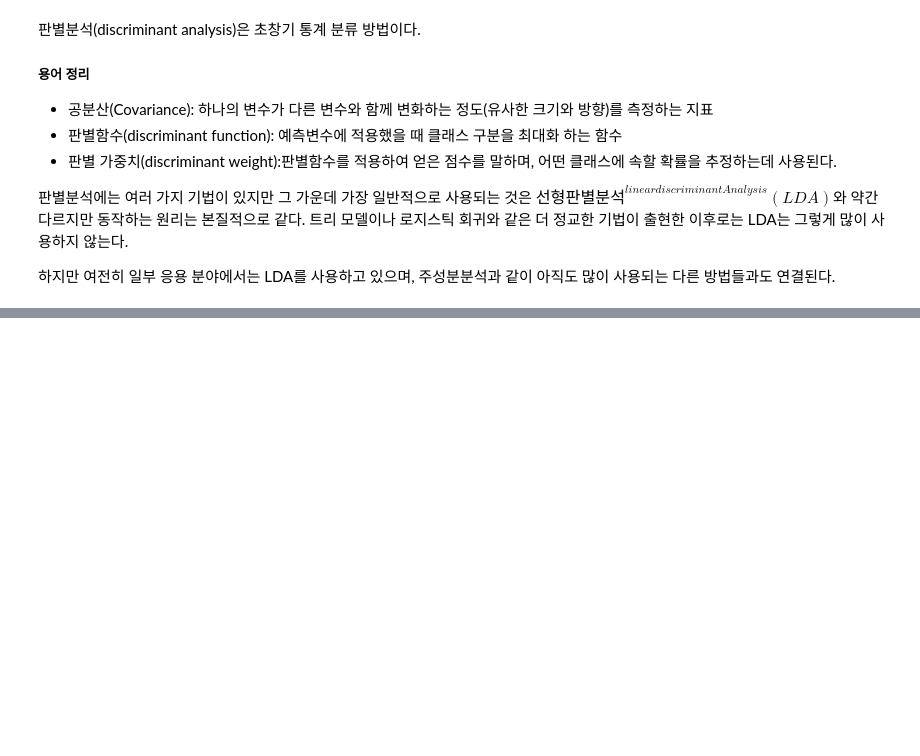
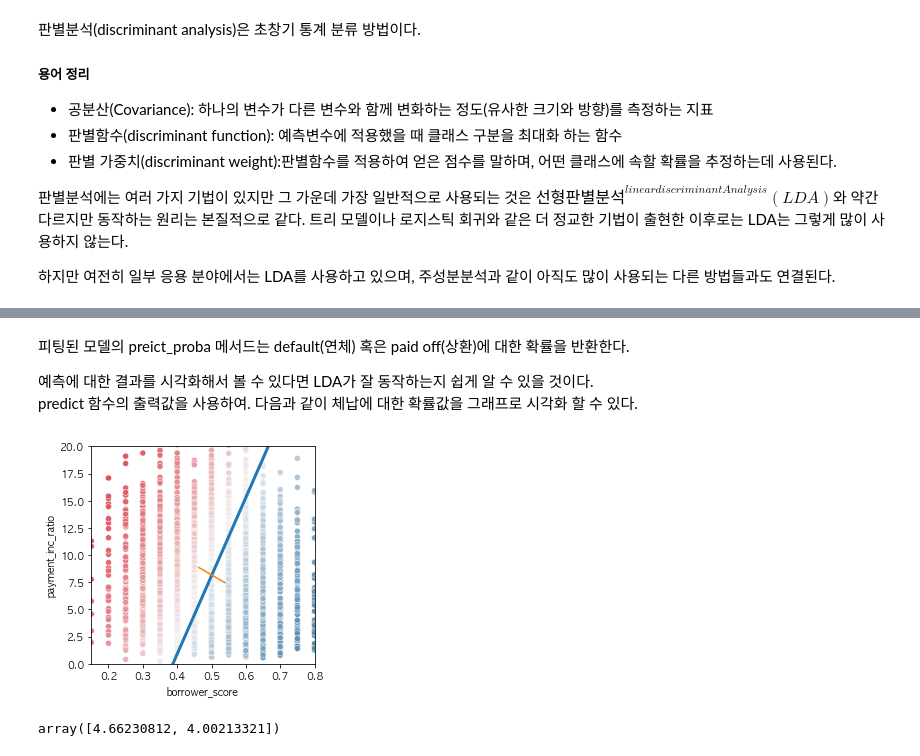
Before and after one commit to keemyo/Practical_Statistics, a Jupyter notebook: 05. 분류.ipynb, the cells around one changed output, grey strips where cells are left out. Cells and saved outputs as stored; diff of their text form; code cells hidden in the pictures; blank space fills up the shorter version.

```diff
--- a/05. 분류.ipynb
+++ b/05. 분류.ipynb
@@ -107,0 +134,16 @@ predicted probabilities     default  paid off
+# %%
+from sklearn.discriminant_analysis import LinearDiscriminantAnalysis
+file_path = '/Users/keemyohaan/Desktop/001.Python/004. Study/003.Practical_Statistics/data_in'
+loan3000 = pd.read_csv(file_path+'/loan3000.csv')
+
+loan3000.outcome = loan3000.outcome.astype('category')
+predictors = ['borrower_score', 'payment_inc_ratio']
+outcome = 'outcome'
+
+X = loan3000[predictors]
+y = loan3000[outcome]
+
+loan_lda = LinearDiscriminantAnalysis()
+loan_lda.fit(X,y)
+
+pd.DataFrame(loan_lda.scalings_, index=X.columns)
@@ -107,0 +160,3 @@ predicted probabilities     default  paid off
+# %%
+pred = pd.DataFrame(loan_lda.predict_proba(loan3000[predictors]), columns = loan_lda.classes_)
+pred.head()
@@ -107,0 +170,5 @@ predicted probabilities     default  paid off
+# %% [markdown]
+피팅된 모델의 preict_proba 메서드는 default(연체) 혹은 paid off(상환)에 대한 확률을 반환한다.
+
+예측에 대한 결과를 시각화해서 볼 수 있다면 LDA가 잘 동작하는지 쉽게 알 수 있을 것이다.\
+predict 함수의 출력값을 사용하여. 다음과 같이 체납에 대한 확률값을 그래프로 시각화 할 수 있다.
@@ -107,0 +178,31 @@ predicted probabilities     default  paid off
+# %%
+# 스케일링 계수와 평균값의 중간값을 이용해 결정 경계를 구한다.
+center = np.mean(loan_lda.means_, axis=0)
+slope = -loan_lda.scalings_[0] / loan_lda.scalings_[1]
+intercept = center[1] - center[0] * slope
+
+# payment_inc_ratio가 0 또는 20이 되는 borrower_score 값을 구한다.
+x_0 = (0 - intercept) / slope
+x_20 = (20 - intercept) / slope
+
+lda_df = pd.concat([loan3000,pred['default']],axis=1)
+lda_df.head()
+
+fig, ax = plt.subplots(figsize=(4,4))
+g = sns.scatterplot(x='borrower_score', y='payment_inc_ratio',
+                    hue = 'default', data=lda_df,
+                   palette=sns.diverging_palette(240,10, n=9, as_cmap=True),
+                   ax=ax, legend=False)
+
+ax.set_ylim(0,20)
+ax.set_xlim(0.15, 0.8)
+ax.plot((x_0, x_20), (0, 20), linewidth=3)
+ax.plot(*loan_lda.means_.transpose())
+plt.show()
+# %% [output]
+[figure, added]
+# %%
+##### 판별분석의 확장
+먼저 예측변수가 더 많아질 경우다. 지금까지 예제에서는 예측변수가 두 개인 경우에 대해서만 이야기했지만
+# %% [output]
+array([4.66230812, 4.00213321])
```
Also changed, not shown: parts of 8 cells of this notebook.
